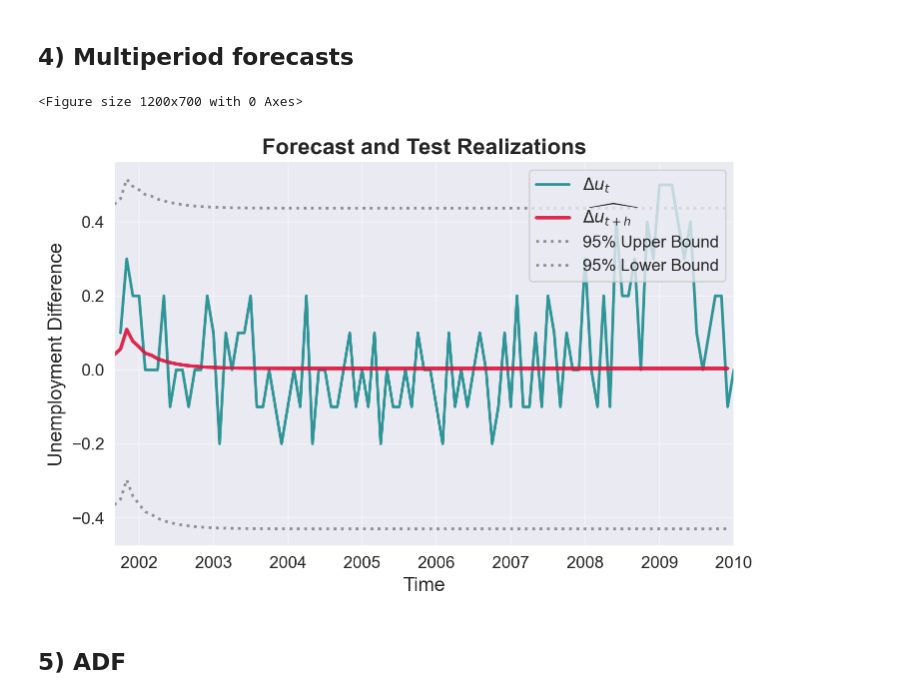
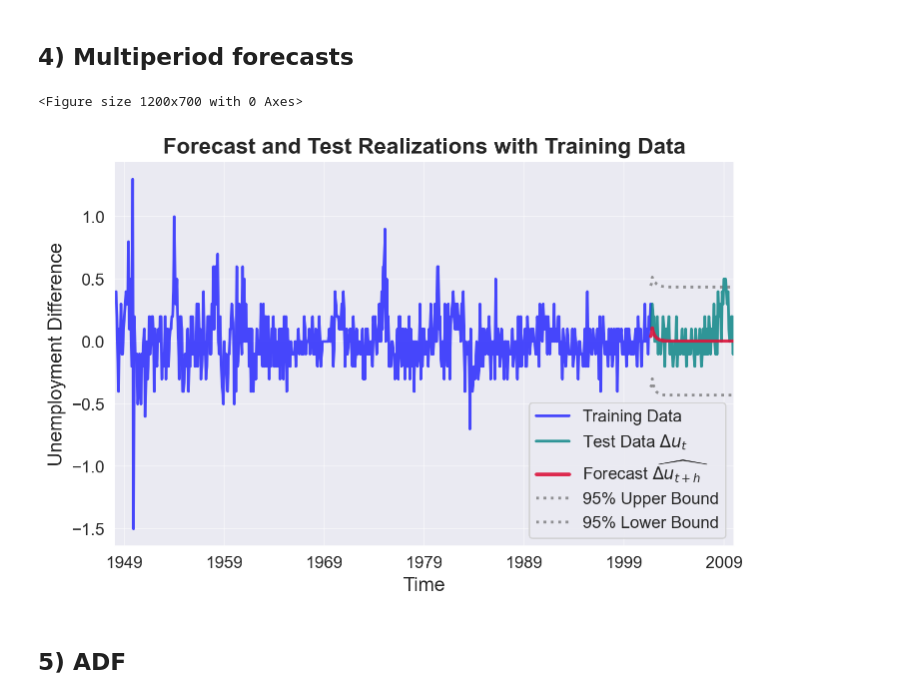
Before and after one commit to Nick-Pupkin/NES, a Jupyter notebook: TS_1_HA_Nick_Popov.ipynb, the cells around one changed output. Saved outputs shown, nothing was run; the diff lists cells and outputs as text; code cells hidden in the pictures.

```diff
--- a/TS_1_HA_Nick_Popov.ipynb
+++ b/TS_1_HA_Nick_Popov.ipynb
@@ -153,37 +156,41 @@ plt.show()
 # %%
 res = AutoReg(train['UnEmp_d'].dropna(), lags = [1,2,3,4]).fit()
 pred = res.get_prediction(start=train.index[-1], end=test.index[-1])
 
 
 forecast = pred.summary_frame()
 forecast = forecast[['mean', 'mean_se']]
 
 forecast['upper'] = forecast['mean'] + 1.96*forecast['mean_se']
 forecast['lower'] = forecast['mean'] - 1.96*forecast['mean_se']
 
 horizon = 100
 
 test_for_plot = test.iloc[0:horizon, :]
 forecast_plot = forecast.iloc[0:horizon, :]
 
 plt.figure(figsize=(12, 7))
-ax = test_for_plot.plot(y='UnEmp_d', label='$\Delta u_t$', color='teal', linewidth=2, linestyle='-', alpha=0.8)
-forecast_plot.plot(ax=ax, y='mean', label='$\widehat{\Delta u_{t+h}}$', color='crimson', linewidth=2.5, linestyle='-', alpha=0.9)
+ax = train.plot(y='UnEmp_d', label='Training Data', color='blue', linewidth=2, linestyle='-', alpha=0.7)
+test_for_plot.plot(ax=ax, y='UnEmp_d', label='Test Data $\Delta u_t$', color='teal', linewidth=2, linestyle='-', alpha=0.8)
+
+forecast_plot.plot(ax=ax, y='mean', label='Forecast $\widehat{\Delta u_{t+h}}$', color='crimson', linewidth=2.5, linestyle='-', alpha=0.9)
+
 forecast_plot.plot(ax=ax, y='upper', linestyle=':', label='95% Upper Bound', color='dimgray', linewidth=2, alpha=0.7)
 forecast_plot.plot(ax=ax, y='lower', linestyle=':', label='95% Lower Bound', color='dimgray', linewidth=2, alpha=0.7)
 
-plt.title('Forecast and Test Realizations', fontsize=16, fontweight='bold')
+# Add title and labels
+plt.title('Forecast and Test Realizations with Training Data', fontsize=16, fontweight='bold')
 plt.xlabel('Time', fontsize=14)
 plt.ylabel('Unemployment Difference', fontsize=14)
 plt.xticks(fontsize=12)
 plt.yticks(fontsize=12)
 plt.grid(visible=True, linestyle='-', linewidth=0.7, alpha=0.5)
-plt.legend(fontsize=12, loc='upper right')
+plt.legend(fontsize=12, loc='lower right')
 
 plt.show()
 # %% [output]
 <Figure size 1200x700 with 0 Axes>
-[figure, old version]
+[figure, new version]
 # %% [markdown]
 ## 5) ADF
 # %%
```
Also changed, not shown: parts of 1 cell of this notebook.
